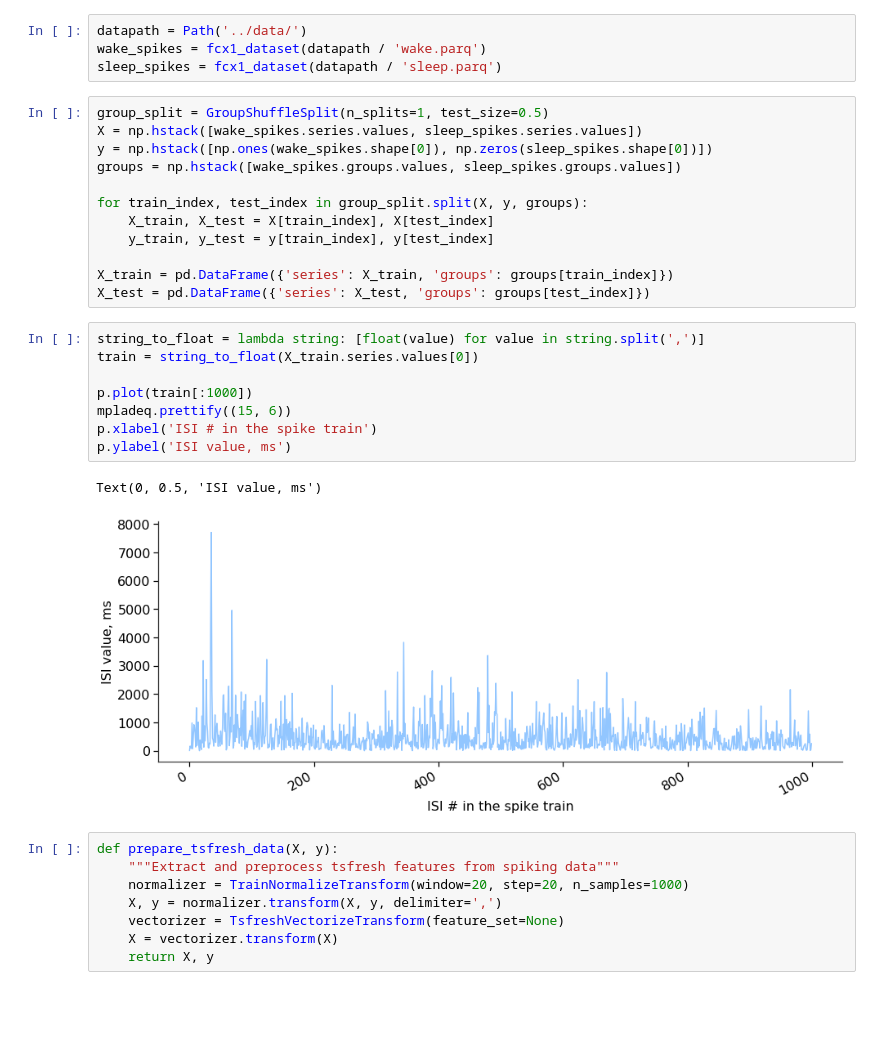
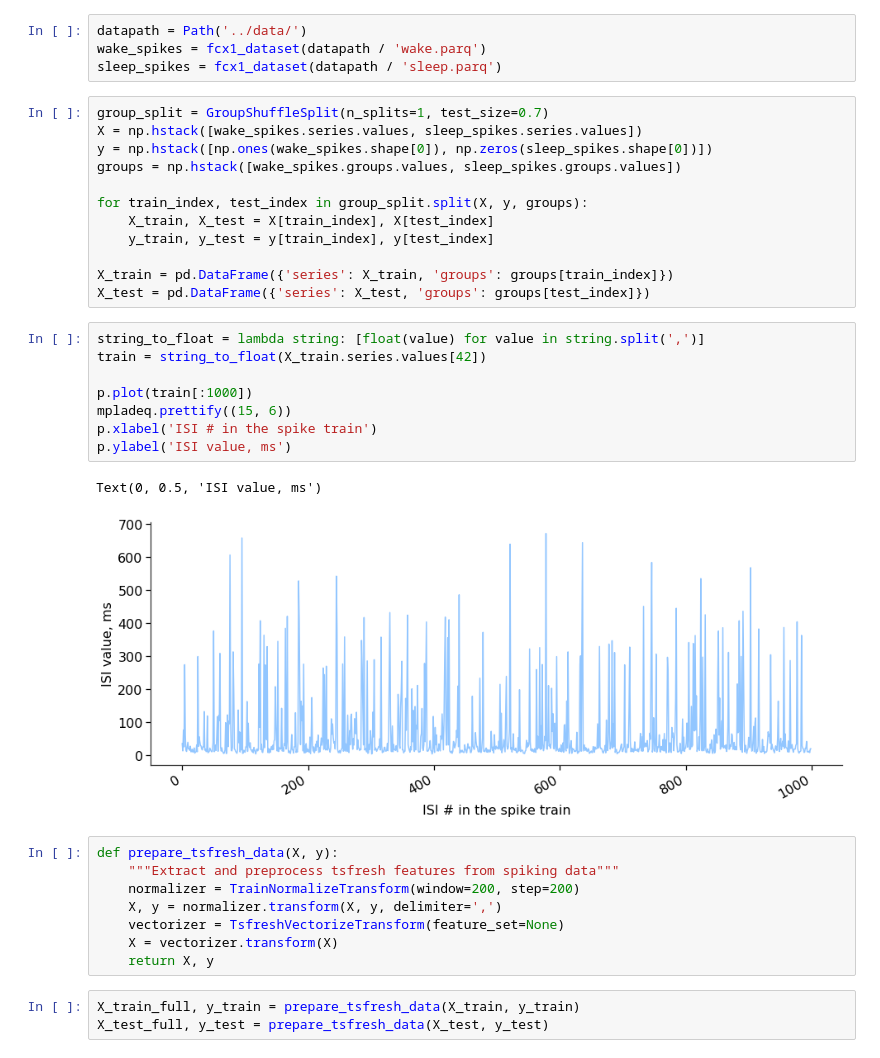
Before and after one commit to lzrvch/spikebench, a Jupyter notebook: examples/fcx1_wake_sleep_classification.ipynb, the cells around one changed output. Drawn from its saved outputs; the diff is of its cells as text; blank space fills up the shorter version.

```diff
--- a/examples/fcx1_wake_sleep_classification.ipynb
+++ b/examples/fcx1_wake_sleep_classification.ipynb
@@ -39,7 +39,7 @@ datapath = Path('../data/')
 wake_spikes = fcx1_dataset(datapath / 'wake.parq')
 sleep_spikes = fcx1_dataset(datapath / 'sleep.parq')
 # %%
-group_split = GroupShuffleSplit(n_splits=1, test_size=0.5)
+group_split = GroupShuffleSplit(n_splits=1, test_size=0.7)
 X = np.hstack([wake_spikes.series.values, sleep_spikes.series.values])
 y = np.hstack([np.ones(wake_spikes.shape[0]), np.zeros(sleep_spikes.shape[0])])
 groups = np.hstack([wake_spikes.groups.values, sleep_spikes.groups.values])
@@ -52,21 +52,24 @@ X_train = pd.DataFrame({'series': X_train, 'groups': groups[train_index]})
 X_test = pd.DataFrame({'series': X_test, 'groups': groups[test_index]})
 # %%
 string_to_float = lambda string: [float(value) for value in string.split(',')]
-train = string_to_float(X_train.series.values[0])
+train = string_to_float(X_train.series.values[42])
 
 p.plot(train[:1000])
 mpladeq.prettify((15, 6))
 p.xlabel('ISI # in the spike train')
 p.ylabel('ISI value, ms')
 # %% [output]
 Text(0, 0.5, 'ISI value, ms')
-[figure, old version]
+[figure, new version]
 # %%
 def prepare_tsfresh_data(X, y):
     """Extract and preprocess tsfresh features from spiking data"""
-    normalizer = TrainNormalizeTransform(window=20, step=20, n_samples=1000)
+    normalizer = TrainNormalizeTransform(window=200, step=200)
     X, y = normalizer.transform(X, y, delimiter=',')
     vectorizer = TsfreshVectorizeTransform(feature_set=None)
     X = vectorizer.transform(X)
     return X, y
+# %%
+X_train_full, y_train = prepare_tsfresh_data(X_train, y_train)
+X_test_full, y_test = prepare_tsfresh_data(X_test, y_test)
 # %%
```
Also changed, not shown: parts of 12 cells of this notebook.
